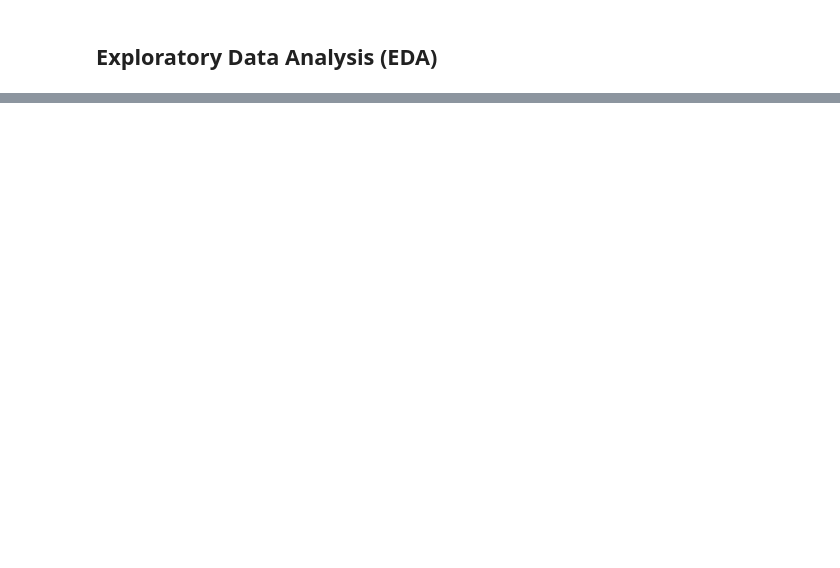
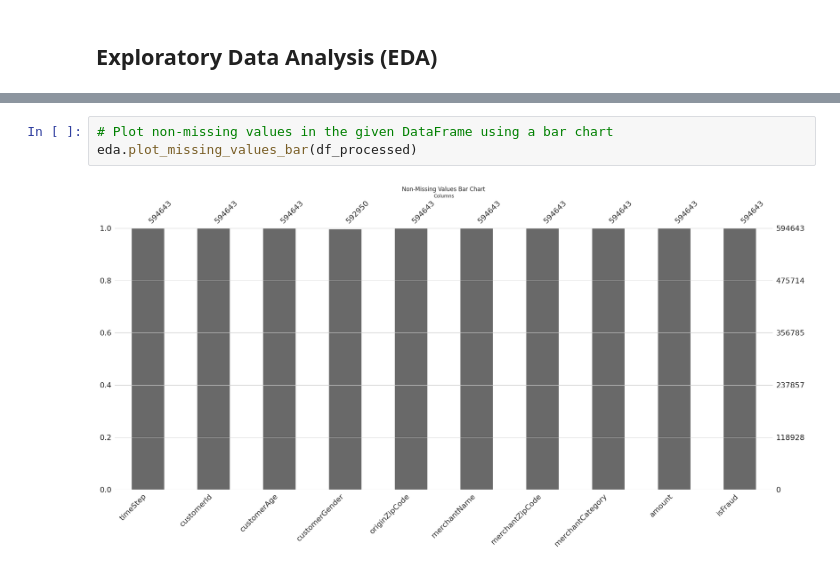
Before and after one commit to 21062872/fraud-detection-rag, a Jupyter notebook: code_files/main.ipynb, the cells around one changed output, grey strips where cells are left out. Drawn from its saved outputs; the diff is of its cells as text; blank space fills up the shorter version.

```diff
--- a/code_files/main.ipynb
+++ b/code_files/main.ipynb
@@ -107,0 +298,5 @@ eda.plot_categorical_distribution('merchantCategory')
+# %%
+# Plot non-missing values in the given DataFrame using a bar chart
+eda.plot_missing_values_bar(df_processed)
+# %% [output]
+[figure, added]
```
Also changed, not shown: parts of 13 cells of this notebook.
